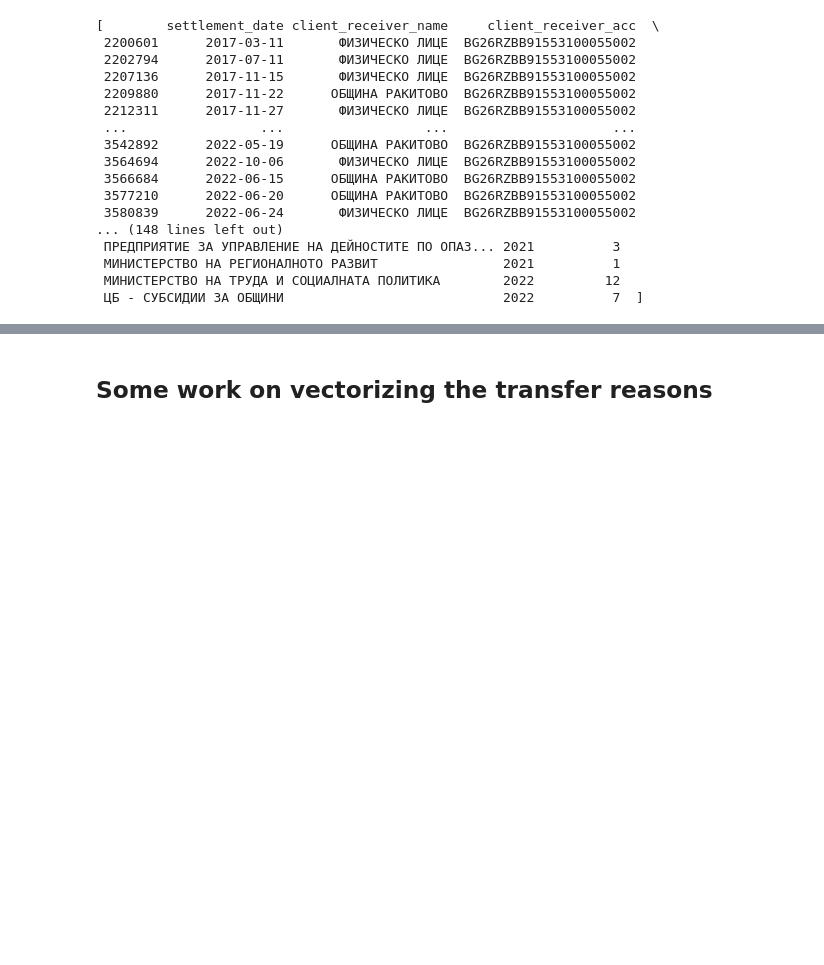
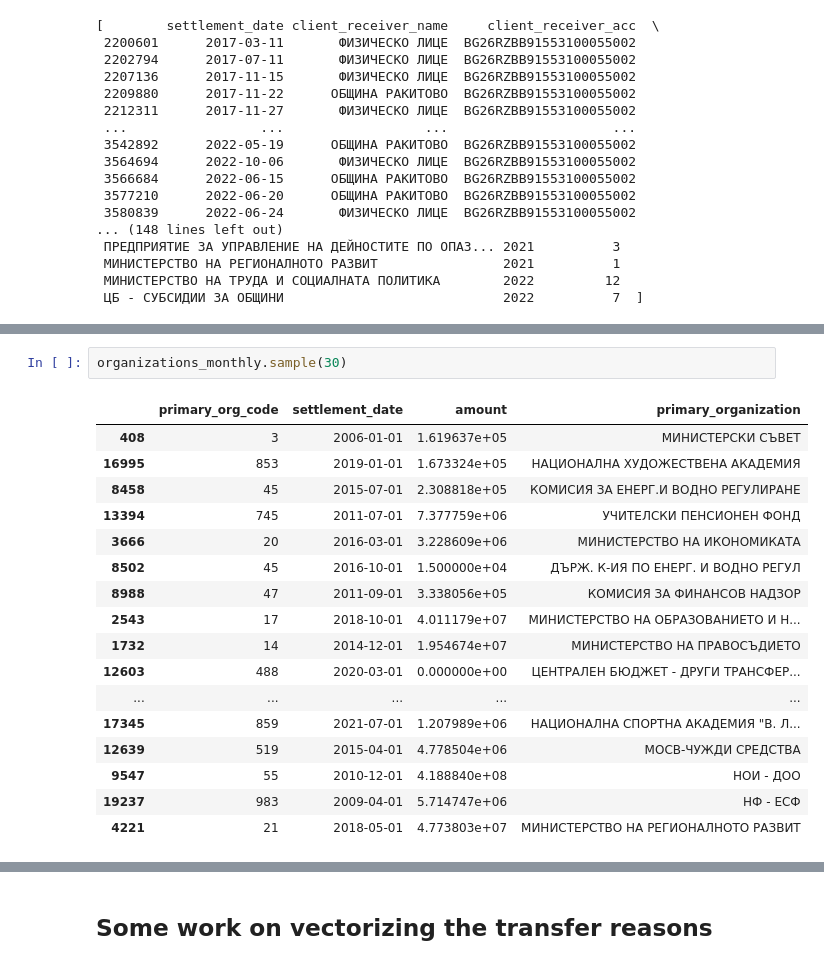
Before and after one commit to krumeto/sebra_data_playground, a Jupyter notebook: SEBRA_data.ipynb, the cells around one changed output, grey strips where cells are left out. Cells and saved outputs as stored; diff of their text form; blank space fills up the shorter version.

```diff
--- a/SEBRA_data.ipynb
+++ b/SEBRA_data.ipynb
@@ -419,0 +479,20 @@ get_a_report_per_iban(data, "BG26RZBB91553100055002")
+# %%
+organizations_monthly.sample(30)
+# %% [output]
+|  | primary_org_code | settlement_date | amount | primary_organization |
+| 408 | 3 | 2006-01-01 | 1.619637e+05 | МИНИСТЕРСКИ СЪВЕТ |
+| 16995 | 853 | 2019-01-01 | 1.673324e+05 | НАЦИОНАЛНА ХУДОЖЕСТВЕНА АКАДЕМИЯ |
+| 8458 | 45 | 2015-07-01 | 2.308818e+05 | КОМИСИЯ ЗА ЕНЕРГ.И ВОДНО РЕГУЛИРАНЕ |
+| 13394 | 745 | 2011-07-01 | 7.377759e+06 | УЧИТЕЛСКИ ПЕНСИОНЕН ФОНД |
+| 3666 | 20 | 2016-03-01 | 3.228609e+06 | МИНИСТЕРСТВО НА ИКОНОМИКАТА |
+| 8502 | 45 | 2016-10-01 | 1.500000e+04 | ДЪРЖ. К-ИЯ ПО ЕНЕРГ. И ВОДНО РЕГУЛ |
+| 8988 | 47 | 2011-09-01 | 3.338056e+05 | КОМИСИЯ ЗА ФИНАНСОВ НАДЗОР |
+| 2543 | 17 | 2018-10-01 | 4.011179e+07 | МИНИСТЕРСТВО НА ОБРАЗОВАНИЕТО И Н... |
+| 1732 | 14 | 2014-12-01 | 1.954674e+07 | МИНИСТЕРСТВО НА ПРАВОСЪДИЕТО |
+| 12603 | 488 | 2020-03-01 | 0.000000e+00 | ЦЕНТРАЛЕН БЮДЖЕТ - ДРУГИ ТРАНСФЕР... |
+| ... | ... | ... | ... | ... |
+| 17345 | 859 | 2021-07-01 | 1.207989e+06 | НАЦИОНАЛНА СПОРТНА АКАДЕМИЯ "В. Л... |
+| 12639 | 519 | 2015-04-01 | 4.778504e+06 | МОСВ-ЧУЖДИ СРЕДСТВА |
+| 9547 | 55 | 2010-12-01 | 4.188840e+08 | НОИ - ДОО |
+| 19237 | 983 | 2009-04-01 | 5.714747e+06 | НФ - ЕСФ |
+| 4221 | 21 | 2018-05-01 | 4.773803e+07 | МИНИСТЕРСТВО НА РЕГИОНАЛНОТО РАЗВИТ |
```
Also changed, not shown: parts of 25 cells of this notebook.
